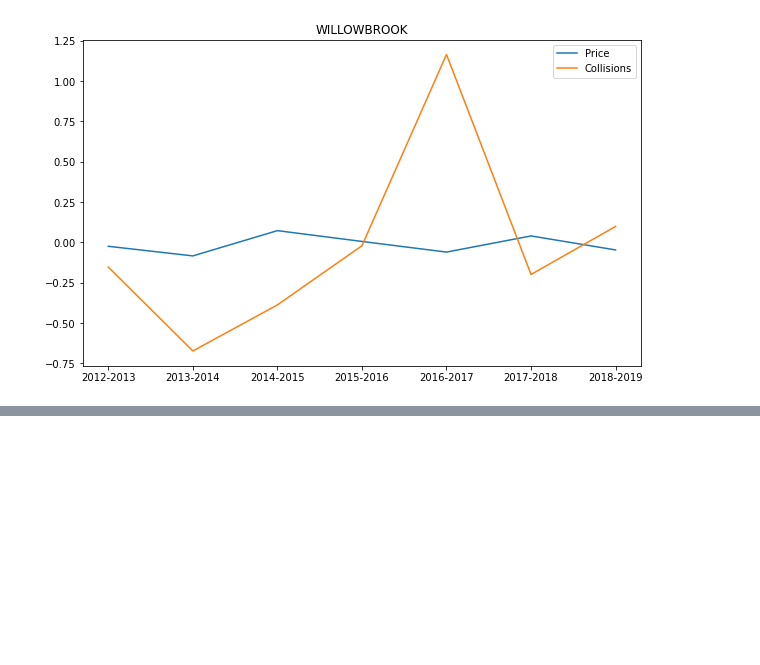
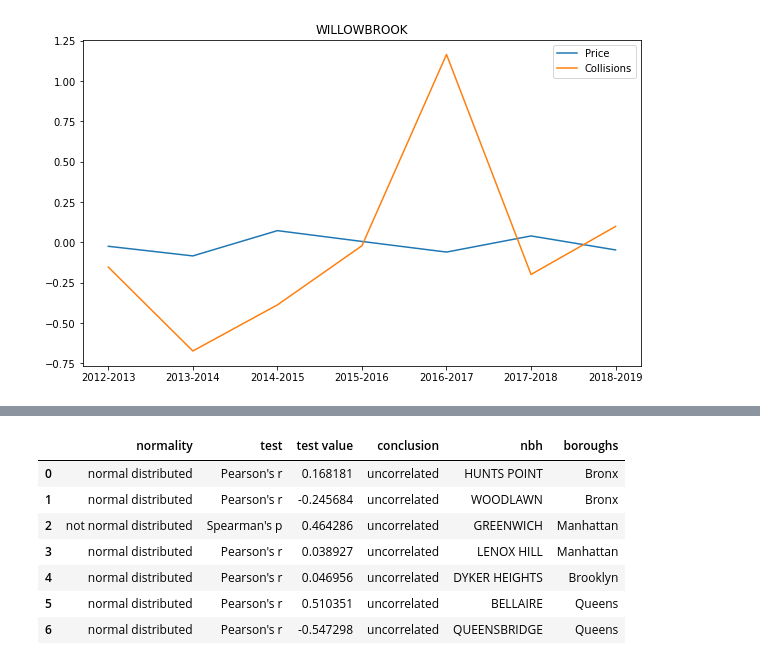
Before and after one commit to Dh0le/2022Spring_Finals, a Jupyter notebook: IS597 Final Project.ipynb, the cells around one changed output, grey strips where cells are left out. Saved outputs shown, nothing was run; the diff lists cells and outputs as text; code cells hidden in the pictures; blank space fills up the shorter version.

```diff
--- a/IS597 Final Project.ipynb
+++ b/IS597 Final Project.ipynb
@@ -1099,0 +960,3 @@ StatenIslandData
+# %%
+# initialize the result list used to store correlation for crime and price
+result_crime_price = []
@@ -1099,0 +972,11 @@ StatenIslandData
+# %%
+pd.DataFrame(result_crime_price)
+# %% [output]
+|  | normality | test | test value | conclusion | nbh | boroughs |
+| 0 | normal distributed | Pearson's r | 0.168181 | uncorrelated | HUNTS POINT | Bronx |
+| 1 | normal distributed | Pearson's r | -0.245684 | uncorrelated | WOODLAWN | Bronx |
+| 2 | not normal distributed | Spearman's p | 0.464286 | uncorrelated | GREENWICH | Manhattan |
+| 3 | normal distributed | Pearson's r | 0.038927 | uncorrelated | LENOX HILL | Manhattan |
+| 4 | normal distributed | Pearson's r | 0.046956 | uncorrelated | DYKER HEIGHTS | Brooklyn |
+| 5 | normal distributed | Pearson's r | 0.510351 | uncorrelated | BELLAIRE | Queens |
+| 6 | normal distributed | Pearson's r | -0.547298 | uncorrelated | QUEENSBRIDGE | Queens |
```
Also changed, not shown: parts of 67 cells of this notebook, 1 other file.
